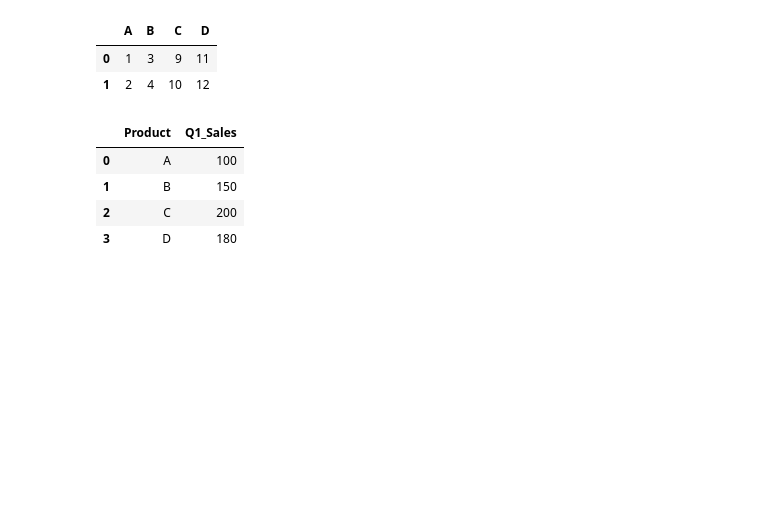
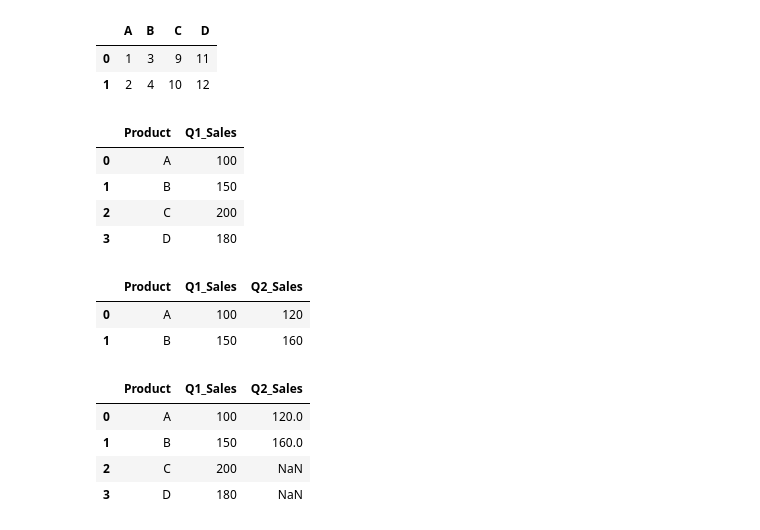
Before and after one commit to KEN-DATALABS/PROJECT-LIST, a Jupyter notebook: OneDrive/Documents/List Project/Project2.ipynb, the cells around one changed output. Cells and saved outputs as stored; diff of their text form; code cells hidden in the pictures; blank space fills up the shorter version.

```diff
--- a/OneDrive/Documents/List Project/Project2.ipynb
+++ b/OneDrive/Documents/List Project/Project2.ipynb
@@ -1075,7 +1075,8 @@ df1 = pd.DataFrame({'Product': ['A', 'B'], 'Q1_Sales': [100, 150]})
 df2 = pd.DataFrame({'Product': ['C', 'D'], 'Q1_Sales': [200, 180]})
 df3 = pd.DataFrame({'Product': ['A', 'B'], 'Q2_Sales': [120, 160]})
 
-pd.concat([df1,df2],ignore_index= True)
+b1 = pd.concat([df1,df2],ignore_index= True)
+b1
 # %% [output]
 |  | Product | Q1_Sales |
 | 0 | A | 100 |
@@ -1083,4 +1084,17 @@ pd.concat([df1,df2],ignore_index= True)
 | 2 | C | 200 |
 | 3 | D | 180 |
 # %%
-book = pd.concat([df1,df3],axis = 1)
+b2= pd.concat([df1,df3['Q2_Sales']],axis = 1)
+b2
+# %% [output]
+|  | Product | Q1_Sales | Q2_Sales |
+| 0 | A | 100 | 120 |
+| 1 | B | 150 | 160 |
+# %%
+pd.merge(b1,b2,on=['Product','Q1_Sales'],how = 'outer')
+# %% [output]
+|  | Product | Q1_Sales | Q2_Sales |
+| 0 | A | 100 | 120.0 |
+| 1 | B | 150 | 160.0 |
+| 2 | C | 200 | NaN |
+| 3 | D | 180 | NaN |
```
